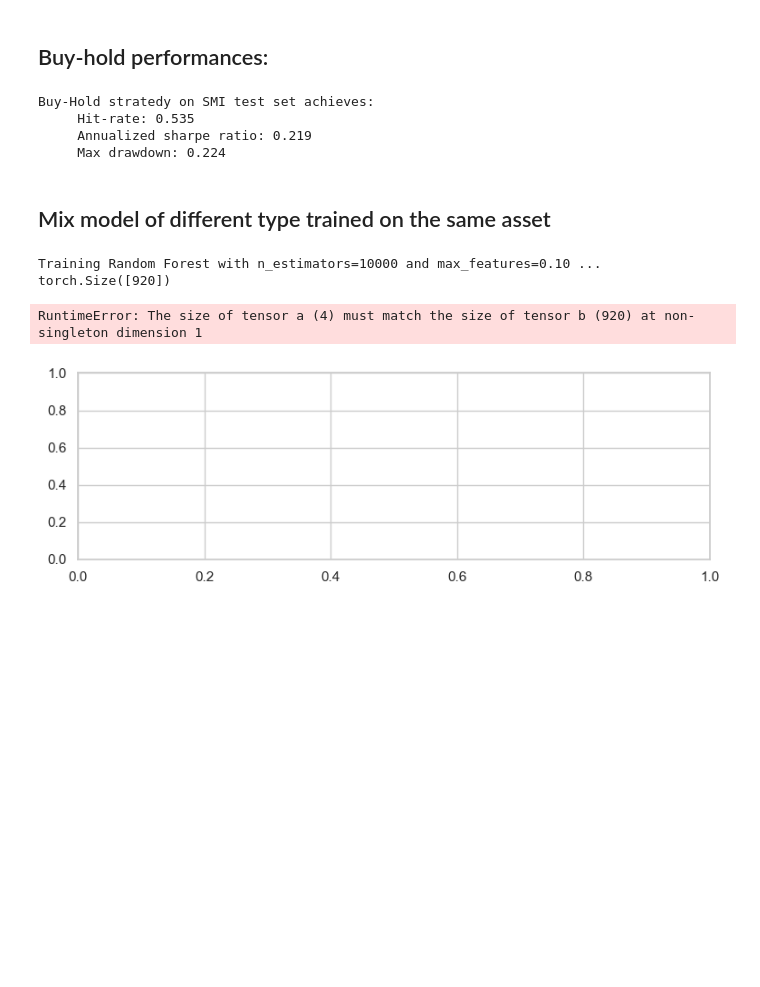
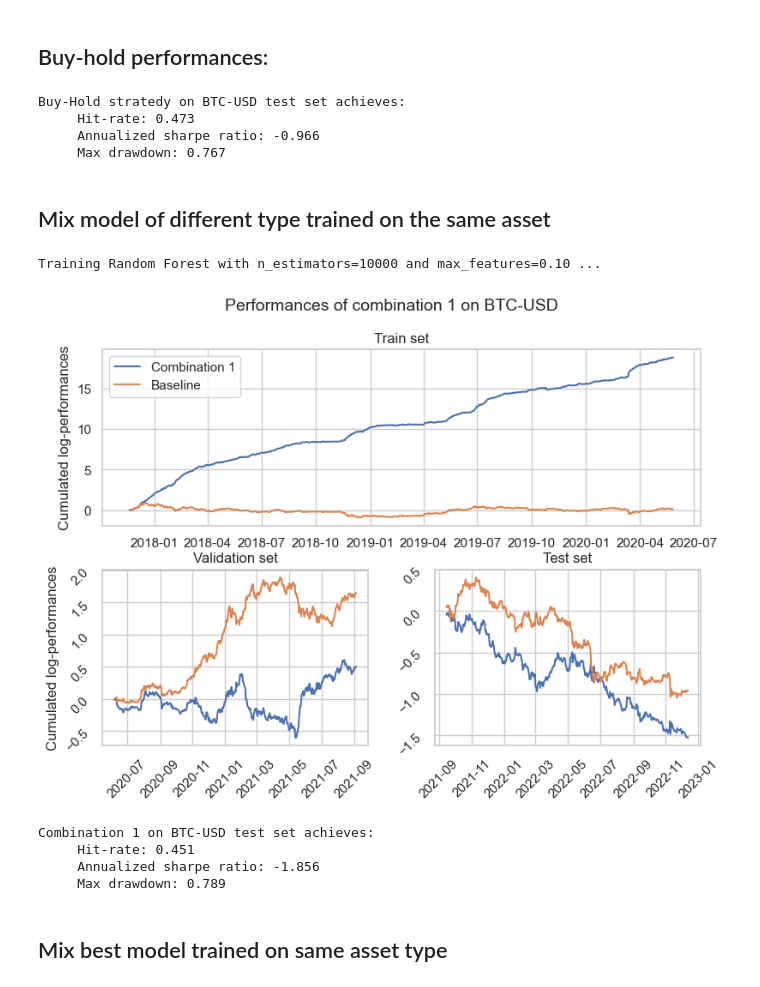
Before and after one commit to CS-433/ml-project-2-bogota, a Jupyter notebook: notebooks/experiments.ipynb, the cells around one changed output. Drawn from its saved outputs; the diff is of its cells as text; code cells hidden in the pictures; blank space fills up the shorter version.

```diff
--- a/notebooks/experiments.ipynb
+++ b/notebooks/experiments.ipynb
@@ -33,6 +31,9 @@ def compute_max_drawdown(log_returns):
     dd = (cumulative / peak) - 1
     return dd.abs().max()
 # %%
+DATASET = 'BTC-USD'
+N_PERIODS = 365
+
 _, test_target, _ = load_processed_data(DATASET, partition='test')
 
 # Print buy-hold performances on the test set:
@@ -41,18 +42,19 @@ print('     Hit-rate: {:.3f}'.format(compute_hit_rate(test_target)))
 print('     Annualized sharpe ratio: {:.3f}'.format(compute_sharpe(test_target, N_PERIODS)))
 print('     Max drawdown: {:.3f}'.format(compute_max_drawdown(test_target)))
 # %% [output]
-Buy-Hold stratedy on SMI test set achieves:
-     Hit-rate: 0.535
-     Annualized sharpe ratio: 0.219
-     Max drawdown: 0.224
+Buy-Hold stratedy on BTC-USD test set achieves:
+     Hit-rate: 0.473
+     Annualized sharpe ratio: -0.966
+     Max drawdown: 0.767
 # %% [markdown]
 ## Mix model of different type trained on the same asset
 # %%
 class MixedTypeEnsemble(Ensemble):
-    def __init__(self, train_lags, train_target):
+    def __init__(self, train_lags, train_target, mode):
         self.nb_models = 4
         self.nb_lags = train_lags.shape[1]
         self.device = 'cpu'
+        self.mode = mode
 
         self.models = []
         for model_type in ['NN', 'CNN', 'LSTM', 'RandomForest']:
@@ -66,14 +68,23 @@ class MixedTypeEnsemble(Ensemble):
             self.models.append(model)
 
     def forecast(self, lags):
-        median_forecast = torch.zeros((lags.shape[0], self.nb_models))
+        merged_forecast = torch.zeros((lags.shape[0], self.nb_models))
+        output = torch.zeros((lags.shape[0]))
         for i in range(self.nb_models-1):
-            median_forecast[:,i] = self.models[i].forecast(lags).detach()
-        median_forecast[:,-1] = torch.tensor(self.models[-1].forecast(lags))
-        print(np.argmax(np.abs(median_forecast), axis=1).shape)
-        median_forecast = median_forecast[np.argmax(np.abs(median_forecast), axis=1)]
-        return median_forecast
+            merged_forecast[:,i] = self.models[i].forecast(lags).detach()
+        merged_forecast[:,-1] = torch.tensor(self.models[-1].forecast(lags))
+        if self.mode == 'mean':
+            output = merged_forecast.mean(axis=1)
+        if self.mode == 'median':
+            output = merged_forecast.median(axis=1).values
+        if self.mode == 'abs_max':
+            for i, idx in enumerate(np.argmax(np.abs(merged_forecast), axis=1)):
+                output[i] = merged_forecast[i, idx.item()].item()
+        return output
 # %%
+DATASET = 'BTC-USD'
+N_PERIODS = 365
+
 train_lags, train_target, train_dates = load_processed_data(DATASET, partition='train')
 val_lags, val_target, val_dates = load_processed_data(DATASET, partition='val')
 test_lags, test_target, test_dates = load_processed_data(DATASET, partition='test')
@@ -84,11 +95,11 @@ if DATASET in ['BTC-USD', 'ETH-USD', 'XRP-USD']:
 else:
     n_periods = 252
 
-mixed_model = MixedTypeEnsemble(train_lags, train_target)
+mixed_model = MixedTypeEnsemble(train_lags, train_target, mode='median')
 
 # Plot cumulative sum of model's log-returns:
 fig = plt.figure(figsize=(9, 6))
-#fig.suptitle('Performances of {} on {}'.format(model_type, dataset), fontsize=14)
+fig.suptitle('Performances of {} on {}'.format('combination 1', DATASET), fontsize=14)
 plt.subplots_adjust(wspace= 0.25, hspace= 0.25)
 
 sub1 = fig.add_subplot(2,2,(1,2))
@@ -97,35 +108,39 @@ sub1.plot(train_dates, np.cumsum(mixed_model.log_returns))
 sub1.plot(train_dates, np.cumsum(train_target.to('cpu')))
 sub1.grid(True)
 sub1.set_ylabel('Cumulated log-performances')
 sub1.set_title('Train set')
-#sub1.legend([model_type, 'Baseline'], loc="upper left")
+sub1.legend(['Combination 1', 'Baseline'], loc="upper left")
 
 sub2 = fig.add_subplot(2,2,3)
 mixed_model.test(val_lags, val_target, n_periods)
 sub2.plot(val_dates, np.cumsum(mixed_model.log_returns))
 sub2.plot(val_dates, np.cumsum(val_target).to('cpu'))
 sub2.tick_params(labelrotation=45)
 sub2.grid(True)
 sub2.set_ylabel('Cumulated log-performances')
 sub2.set_title('Validation set')
 
 sub3 = fig.add_subplot(2,2,4)
 mixed_model.test(test_lags, test_target, n_periods)
 sub3.plot(test_dates, np.cumsum(mixed_model.log_returns))
 sub3.plot(test_dates, np.cumsum(test_target.to('cpu')))
 sub3.tick_params(labelrotation=45)
 sub3.grid(True)
 sub3.set_title('Test set')
 
 plt.show()
 
 # Print trading performances on the test set:
-print('Combination 1 on {} test set achieves:'.format(DATASET))
+print('Combination 1 on {} test set achieves:'.format(dataset))
 print('     Hit-rate: {:.3f}'.format(mixed_model.hit_rate))
 print('     Annualized sharpe ratio: {:.3f}'.format(mixed_model.sharpe))
 print('     Max drawdown: {:.3f}'.format(mixed_model.max_dd))
 # %% [output]
 Training Random Forest with n_estimators=10000 and max_features=0.10 ...
-torch.Size([920])
+[figure, new version]
-RuntimeError: The size of tensor a (4) must match the size of tensor b (920) at non-singleton dimension 1
+Combination 1 on BTC-USD test set achieves:
+     Hit-rate: 0.451
+     Annualized sharpe ratio: -1.856
+     Max drawdown: 0.789
-[figure, old version]
+# %% [markdown]
+## Mix best model trained on same asset type
```
Also changed, not shown: parts of 3 cells of this notebook, 2 other files.
